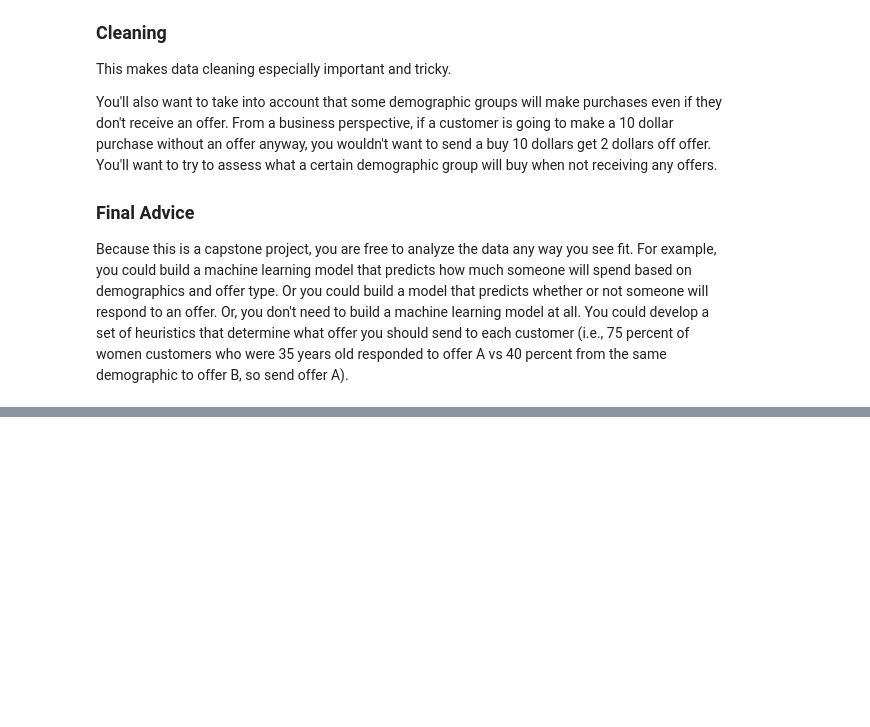
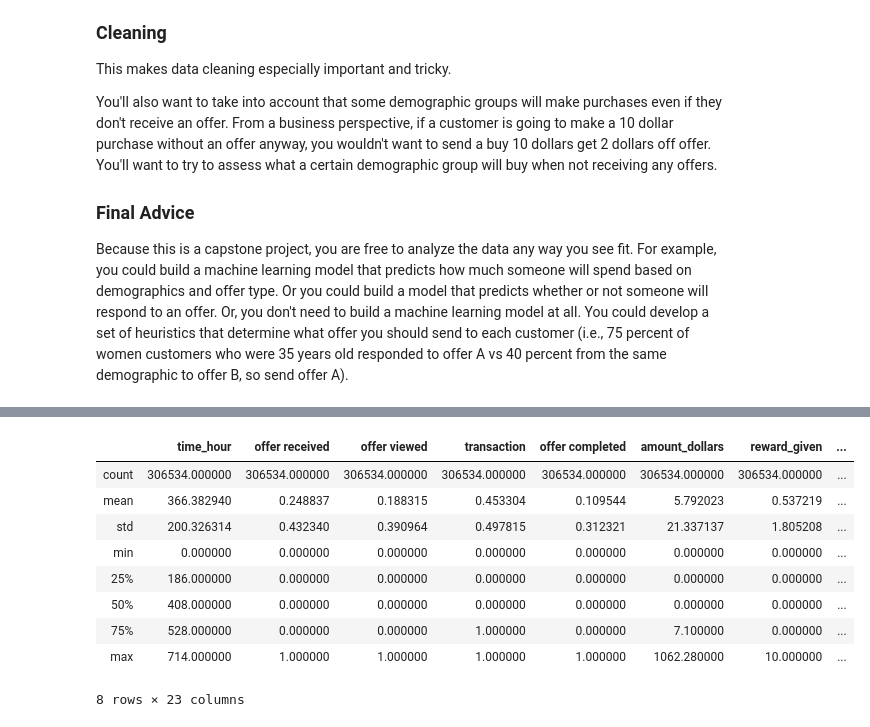
Before and after one commit to ashwanisng/Starbucks-Capstone, a Jupyter notebook: Starbucks Capstone.ipynb, the cells around one changed output, grey strips where cells are left out. Saved outputs shown, nothing was run; the diff lists cells and outputs as text; code cells hidden in the pictures; blank space fills up the shorter version.

```diff
--- a/Starbucks Capstone.ipynb
+++ b/Starbucks Capstone.ipynb
@@ -88,0 +614,6 @@ UsageError: Line magic function `%` not found.
+# %%
+df_combine = transcript.merge(portfolio,how='left',on='offer_id')
+
+df_combine = df_combine.merge(profile,how ='left', on = 'customer_id')
+
+df_combine.head()
@@ -88,0 +628,13 @@ UsageError: Line magic function `%` not found.
+# %%
+df_combine.describe()
+# %% [output]
+|  | time_hour | offer received | offer viewed | transaction | offer completed | amount_dollars | reward_given | ... |
+| count | 306534.000000 | 306534.000000 | 306534.000000 | 306534.000000 | 306534.000000 | 306534.000000 | 306534.000000 | ... |
+| mean | 366.382940 | 0.248837 | 0.188315 | 0.453304 | 0.109544 | 5.792023 | 0.537219 | ... |
+| std | 200.326314 | 0.432340 | 0.390964 | 0.497815 | 0.312321 | 21.337137 | 1.805208 | ... |
+| min | 0.000000 | 0.000000 | 0.000000 | 0.000000 | 0.000000 | 0.000000 | 0.000000 | ... |
+| 25% | 186.000000 | 0.000000 | 0.000000 | 0.000000 | 0.000000 | 0.000000 | 0.000000 | ... |
+| 50% | 408.000000 | 0.000000 | 0.000000 | 0.000000 | 0.000000 | 0.000000 | 0.000000 | ... |
+| 75% | 528.000000 | 0.000000 | 0.000000 | 1.000000 | 0.000000 | 7.100000 | 0.000000 | ... |
+| max | 714.000000 | 1.000000 | 1.000000 | 1.000000 | 1.000000 | 1062.280000 | 10.000000 | ... |
+8 rows × 23 columns
```
Also changed, not shown: parts of 82 cells of this notebook.
